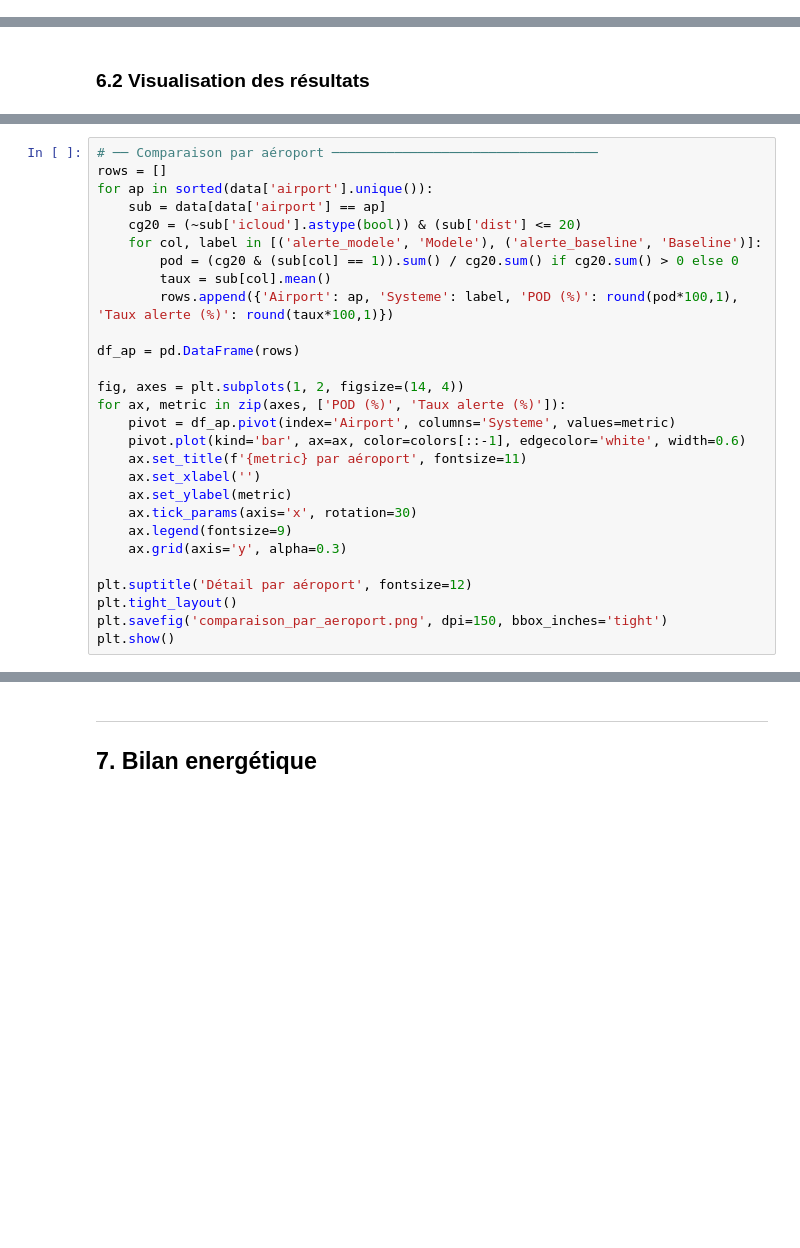
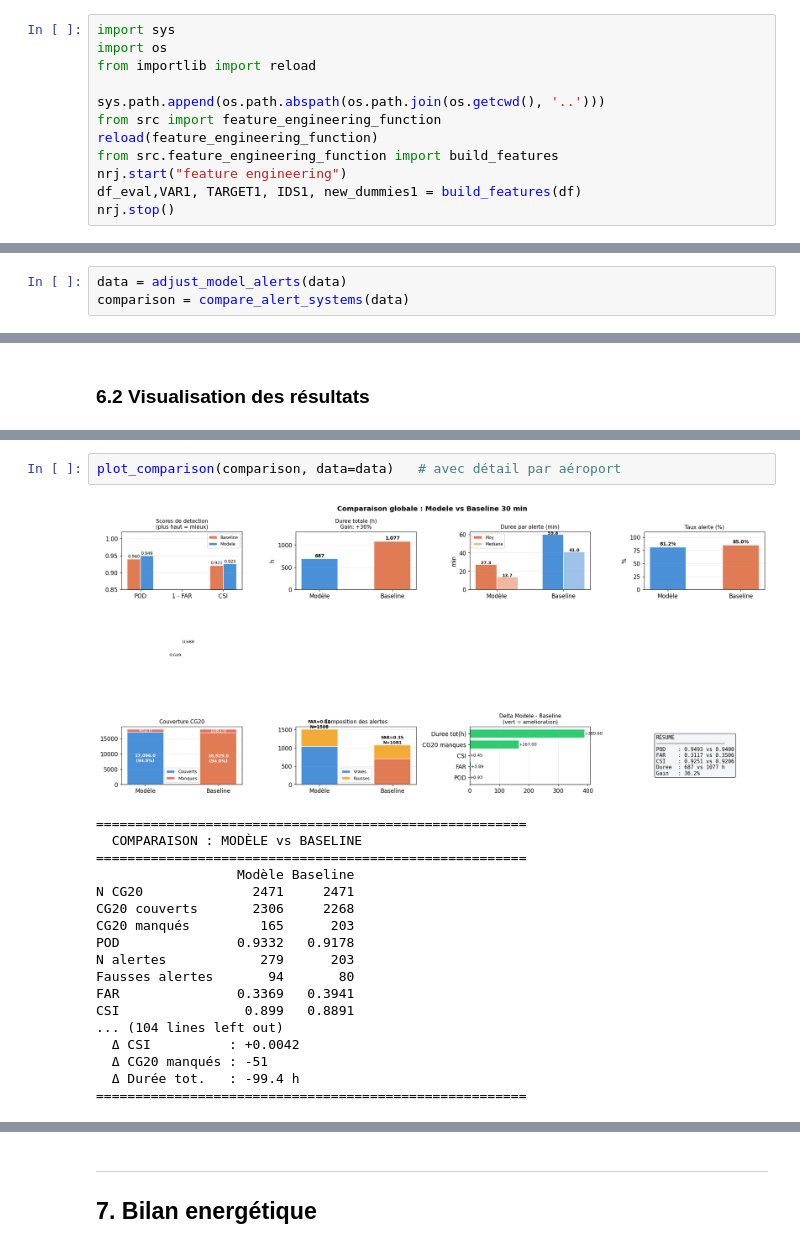
Before and after one commit to Charlin-D-S/IA-PAU-Data-Battle, a Jupyter notebook: rapport_approche_modele.ipynb, the cells around one changed output, grey strips where cells are left out. Cells and saved outputs as stored; diff of their text form; blank space fills up the shorter version.

```diff
--- a/rapport_approche_modele.ipynb
+++ b/rapport_approche_modele.ipynb
@@ -194,0 +163,12 @@ Features construites : 97 nouvelles colonnes
+# %%
+import sys
+import os
+from importlib import reload
+
+sys.path.append(os.path.abspath(os.path.join(os.getcwd(), '..')))
+from src import feature_engineering_function
+reload(feature_engineering_function)
+from src.feature_engineering_function import build_features
+nrj.start("feature engineering")
+df_eval,VAR1, TARGET1, IDS1, new_dummies1 = build_features(df)
+nrj.stop()
@@ -868,0 +1181,3 @@ Delta (Modele - Base)      0.0           50.0         -50.0     0.28   -11541.0
+# %%
+data = adjust_model_alerts(data)
+comparison = compare_alert_systems(data)
@@ -914,28 +1209,0 @@ plt.show()
-# %%
-# ── Comparaison par aéroport ──────────────────────────────────
-rows = []
-for ap in sorted(data['airport'].unique()):
-    sub = data[data['airport'] == ap]
-    cg20 = (~sub['icloud'].astype(bool)) & (sub['dist'] <= 20)
-    for col, label in [('alerte_modele', 'Modele'), ('alerte_baseline', 'Baseline')]:
-        pod = (cg20 & (sub[col] == 1)).sum() / cg20.sum() if cg20.sum() > 0 else 0
-        taux = sub[col].mean()
-        rows.append({'Airport': ap, 'Systeme': label, 'POD (%)': round(pod*100,1), 'Taux alerte (%)': round(taux*100,1)})
-
-df_ap = pd.DataFrame(rows)
-
-fig, axes = plt.subplots(1, 2, figsize=(14, 4))
-for ax, metric in zip(axes, ['POD (%)', 'Taux alerte (%)']):
-    pivot = df_ap.pivot(index='Airport', columns='Systeme', values=metric)
-    pivot.plot(kind='bar', ax=ax, color=colors[::-1], edgecolor='white', width=0.6)
-    ax.set_title(f'{metric} par aéroport', fontsize=11)
-    ax.set_xlabel('')
-    ax.set_ylabel(metric)
-    ax.tick_params(axis='x', rotation=30)
-    ax.legend(fontsize=9)
-    ax.grid(axis='y', alpha=0.3)
-
-plt.suptitle('Détail par aéroport', fontsize=12)
-plt.tight_layout()
-plt.savefig('comparaison_par_aeroport.png', dpi=150, bbox_inches='tight')
-plt.show()
@@ -943,0 +1387,21 @@ plt.show()
+# %%
+plot_comparison(comparison, data=data)   # avec détail par aéroport
+# %% [output]
+[figure, added]
+=======================================================
+  COMPARAISON : MODÈLE vs BASELINE
+=======================================================
+                  Modèle Baseline
+N CG20              2471     2471
+CG20 couverts       2306     2268
+CG20 manqués         165      203
+POD               0.9332   0.9178
+N alertes            279      203
+Fausses alertes       94       80
+FAR               0.3369   0.3941
+CSI                0.899   0.8891
+... (104 lines left out)
+  Δ CSI          : +0.0042
+  Δ CG20 manqués : -51
+  Δ Durée tot.   : -99.4 h
+=======================================================
```
Also changed, not shown: parts of 30 cells of this notebook, 7 other files.
